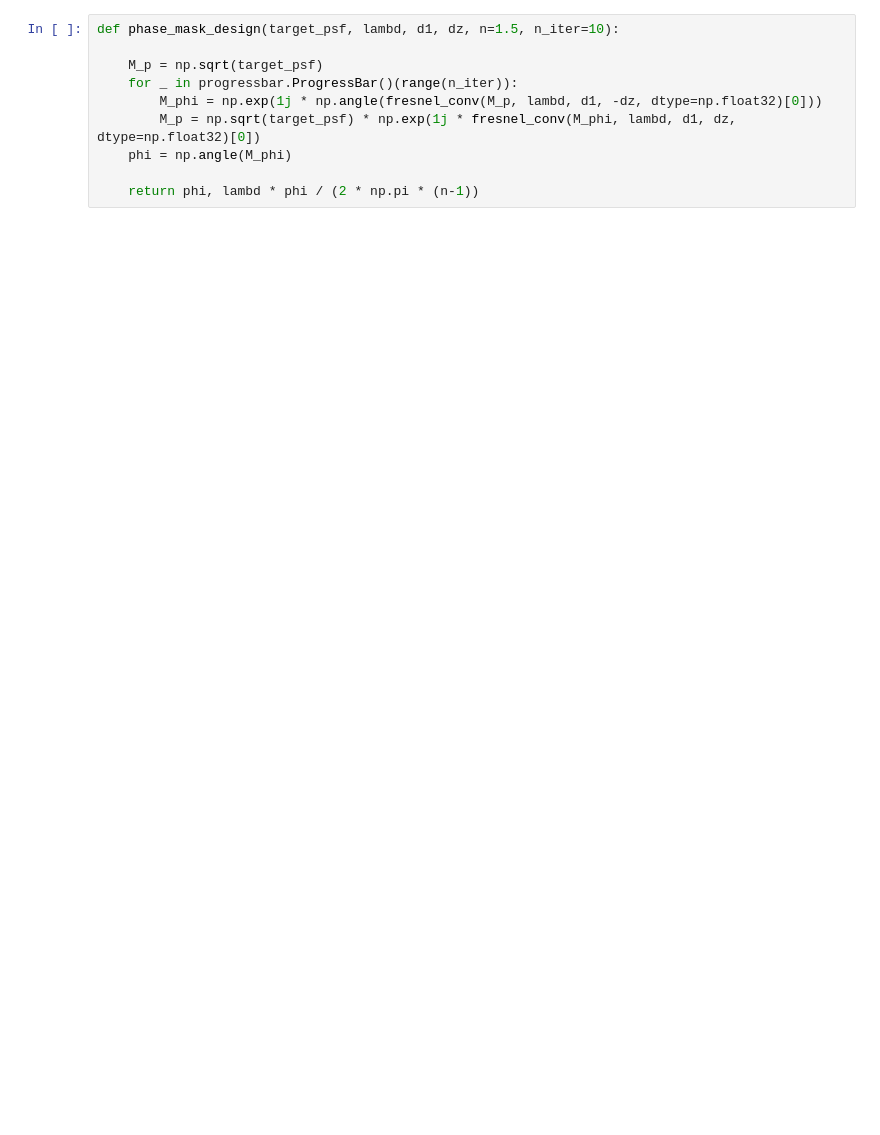
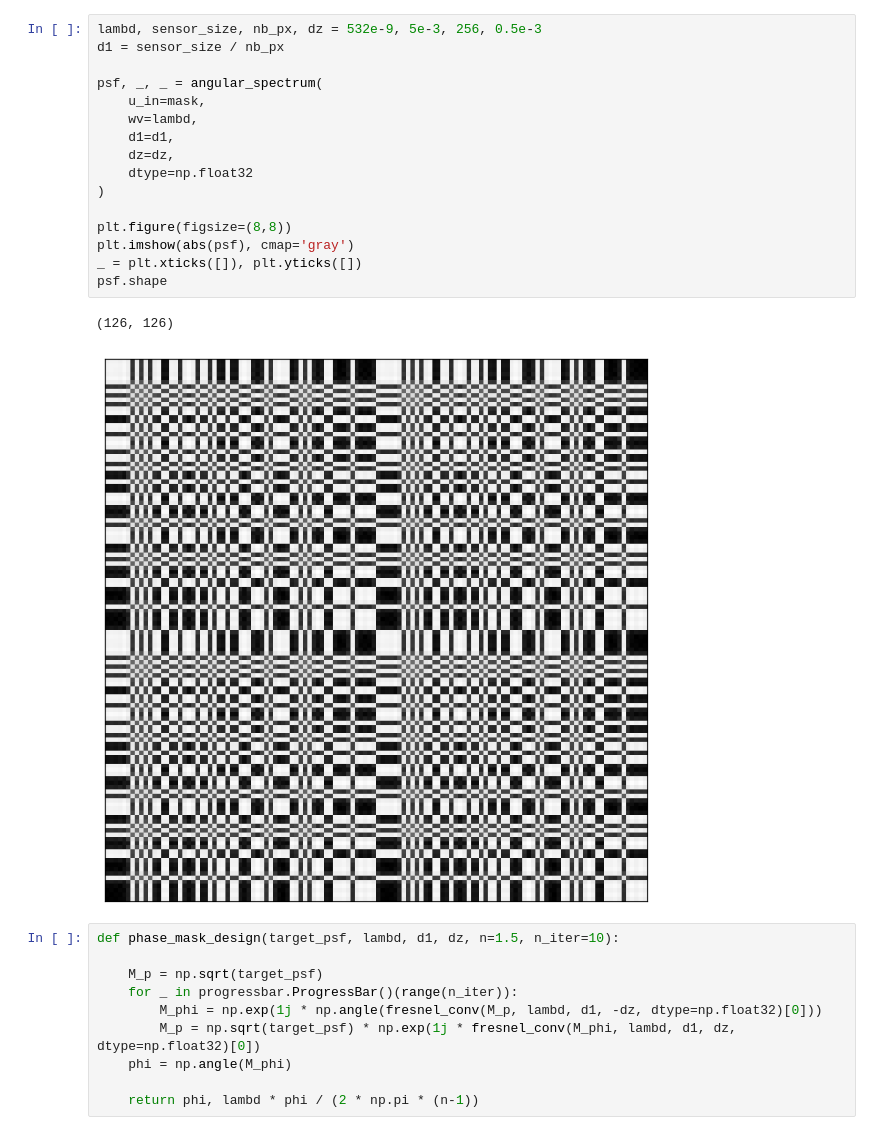
Before and after one commit to LCAV/LenslessPiCam, a Jupyter notebook: masks/mask_class/iterative_phase_retrieval.ipynb, the cells around one changed output. Cells and saved outputs as stored; diff of their text form; blank space fills up the shorter version.

```diff
--- a/masks/mask_class/iterative_phase_retrieval.ipynb
+++ b/masks/mask_class/iterative_phase_retrieval.ipynb
@@ -19,3 +22,22 @@ mask.shape
+# %%
+lambd, sensor_size, nb_px, dz = 532e-9, 5e-3, 256, 0.5e-3
+d1 = sensor_size / nb_px
+
+psf, _, _ = angular_spectrum(
+    u_in=mask,
+    wv=lambd,
+    d1=d1,
+    dz=dz,
+    dtype=np.float32
+)
+
+plt.figure(figsize=(8,8))
+plt.imshow(abs(psf), cmap='gray')
+_ = plt.xticks([]), plt.yticks([])
+psf.shape
+# %% [output]
+(126, 126)
+[figure, added]
 # %%
 def phase_mask_design(target_psf, lambd, d1, dz, n=1.5, n_iter=10):
 
```
Also changed, not shown: parts of 7 cells of this notebook, 3 other files.
